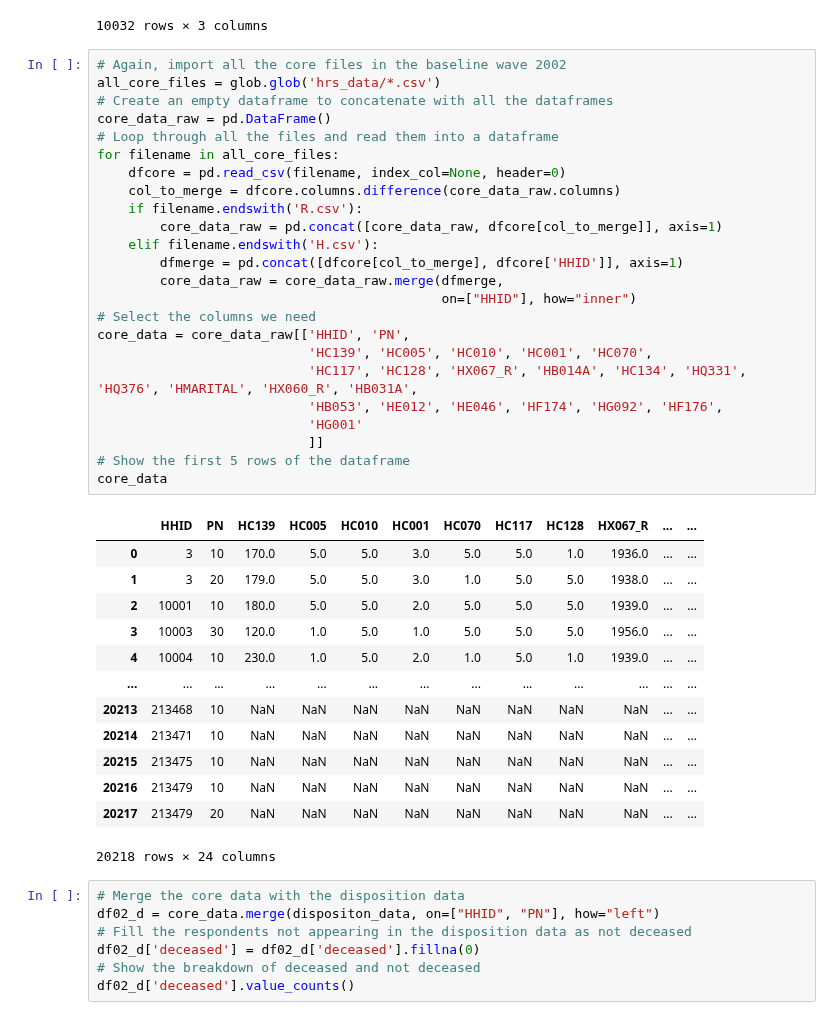
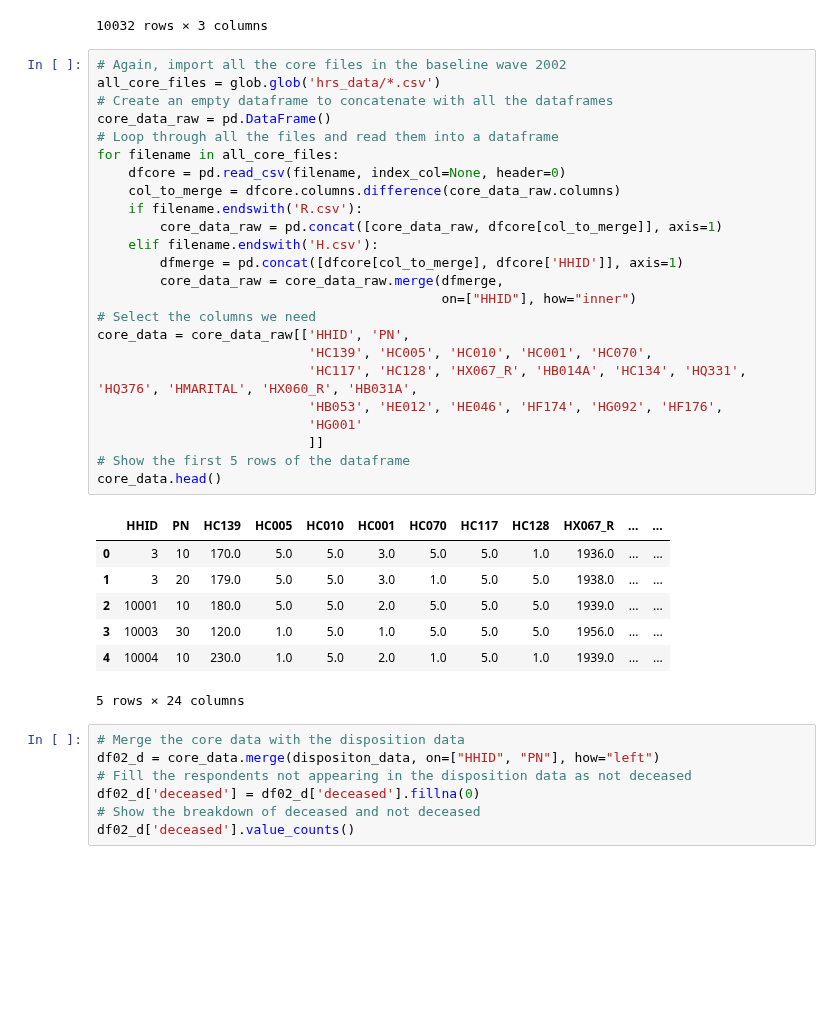
Before and after one commit to yiang-li/Predicting-Mortality-Machine-Learning, a Jupyter notebook: code_hrs.ipynb, the cells around one changed output. Cells and saved outputs as stored; diff of their text form; blank space fills up the shorter version.

```diff
--- a/code_hrs.ipynb
+++ b/code_hrs.ipynb
@@ -37,41 +37,35 @@ dispositon_data
 # %%
 # Again, import all the core files in the baseline wave 2002
 all_core_files = glob.glob('hrs_data/*.csv')
 # Create an empty dataframe to concatenate with all the dataframes
 core_data_raw = pd.DataFrame()
 # Loop through all the files and read them into a dataframe
 for filename in all_core_files:
     dfcore = pd.read_csv(filename, index_col=None, header=0)
     col_to_merge = dfcore.columns.difference(core_data_raw.columns)
     if filename.endswith('R.csv'):
         core_data_raw = pd.concat([core_data_raw, dfcore[col_to_merge]], axis=1)
     elif filename.endswith('H.csv'):
         dfmerge = pd.concat([dfcore[col_to_merge], dfcore['HHID']], axis=1)
         core_data_raw = core_data_raw.merge(dfmerge,
                                             on=["HHID"], how="inner")
 # Select the columns we need
 core_data = core_data_raw[['HHID', 'PN',
                            'HC139', 'HC005', 'HC010', 'HC001', 'HC070',
                            'HC117', 'HC128', 'HX067_R', 'HB014A', 'HC134', 'HQ331', 'HQ376', 'HMARITAL', 'HX060_R', 'HB031A',
                            'HB053', 'HE012', 'HE046', 'HF174', 'HG092', 'HF176',
                            'HG001'
                            ]]
 # Show the first 5 rows of the dataframe
-core_data
+core_data.head()
 # %% [output]
 |  | HHID | PN | HC139 | HC005 | HC010 | HC001 | HC070 | HC117 | HC128 | HX067_R | ... | ... |
 | 0 | 3 | 10 | 170.0 | 5.0 | 5.0 | 3.0 | 5.0 | 5.0 | 1.0 | 1936.0 | ... | ... |
 | 1 | 3 | 20 | 179.0 | 5.0 | 5.0 | 3.0 | 1.0 | 5.0 | 5.0 | 1938.0 | ... | ... |
 | 2 | 10001 | 10 | 180.0 | 5.0 | 5.0 | 2.0 | 5.0 | 5.0 | 5.0 | 1939.0 | ... | ... |
 | 3 | 10003 | 30 | 120.0 | 1.0 | 5.0 | 1.0 | 5.0 | 5.0 | 5.0 | 1956.0 | ... | ... |
 | 4 | 10004 | 10 | 230.0 | 1.0 | 5.0 | 2.0 | 1.0 | 5.0 | 1.0 | 1939.0 | ... | ... |
-| ... | ... | ... | ... | ... | ... | ... | ... | ... | ... | ... | ... | ... |
-| 20213 | 213468 | 10 | NaN | NaN | NaN | NaN | NaN | NaN | NaN | NaN | ... | ... |
-| 20214 | 213471 | 10 | NaN | NaN | NaN | NaN | NaN | NaN | NaN | NaN | ... | ... |
-| 20215 | 213475 | 10 | NaN | NaN | NaN | NaN | NaN | NaN | NaN | NaN | ... | ... |
-| 20216 | 213479 | 10 | NaN | NaN | NaN | NaN | NaN | NaN | NaN | NaN | ... | ... |
-| 20217 | 213479 | 20 | NaN | NaN | NaN | NaN | NaN | NaN | NaN | NaN | ... | ... |
-20218 rows × 24 columns
+5 rows × 24 columns
 # %%
 # Merge the core data with the disposition data
 df02_d = core_data.merge(dispositon_data, on=["HHID", "PN"], how="left")
```
